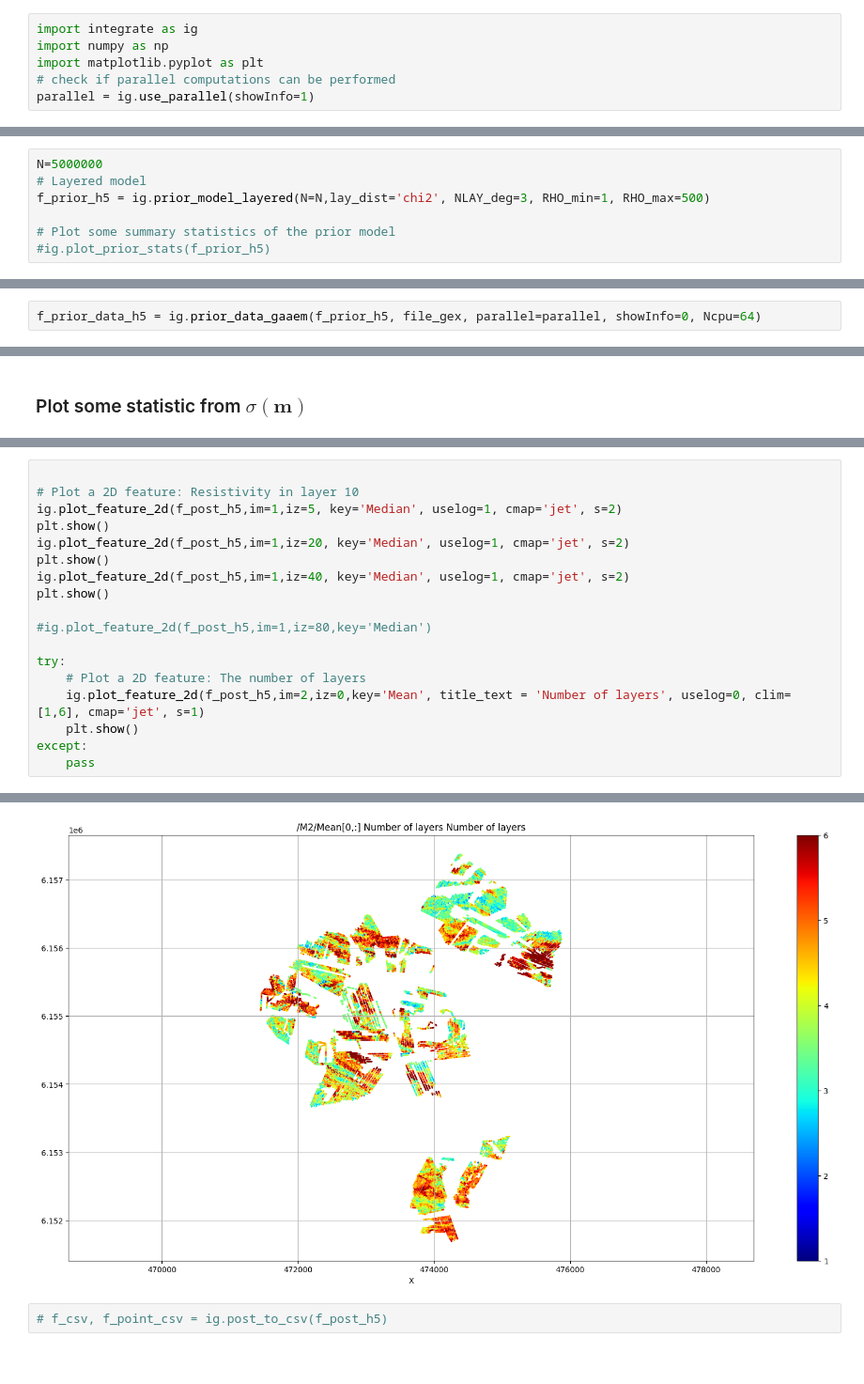
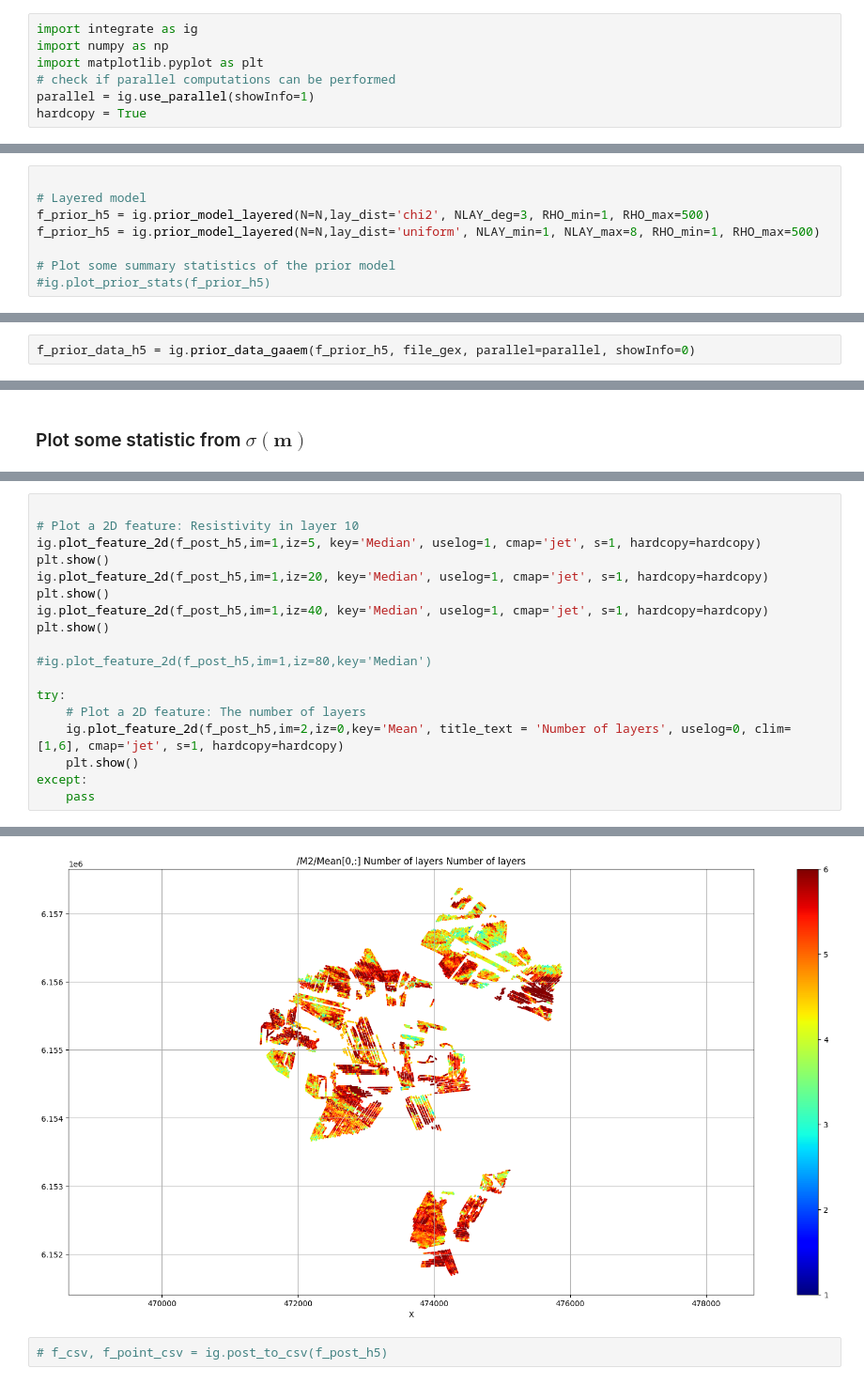
Before and after one commit to cultpenguin/integrate_module, a Jupyter notebook: examples/integrate_esbjerg.ipynb, the cells around one changed output, grey strips where cells are left out. Shown at 94% size. Cells and saved outputs as stored; diff of their text form.

```diff
--- a/examples/integrate_esbjerg.ipynb
+++ b/examples/integrate_esbjerg.ipynb
@@ -19,6 +19,7 @@ import numpy as np
 import matplotlib.pyplot as plt
 # check if parallel computations can be performed
 parallel = ig.use_parallel(showInfo=1)
+hardcopy = True
 # %% [output]
 Notebook detected. Parallel processing is OK
 # %%
@@ -43,15 +48,16 @@ In this example a simple layered prior model will be considered
 # %% [markdown]
 ### 1a. first, a sample of the prior model parameters, $\rho(\mathbf{m})$, will be generated
 # %%
-N=5000000
+
 # Layered model
 f_prior_h5 = ig.prior_model_layered(N=N,lay_dist='chi2', NLAY_deg=3, RHO_min=1, RHO_max=500)
+f_prior_h5 = ig.prior_model_layered(N=N,lay_dist='uniform', NLAY_min=1, NLAY_max=8, RHO_min=1, RHO_max=500)
 
 # Plot some summary statistics of the prior model
 #ig.plot_prior_stats(f_prior_h5)
 # %% [markdown]
 ### 1b. Then, a corresponding sample of $\rho(\mathbf{d})$, will be generated
 # %%
-f_prior_data_h5 = ig.prior_data_gaaem(f_prior_h5, file_gex, parallel=parallel, showInfo=0, Ncpu=64)
+f_prior_data_h5 = ig.prior_data_gaaem(f_prior_h5, file_gex, parallel=parallel, showInfo=0)
 # %% [output]
 True
@@ -125,18 +128,18 @@ ig.plot_profile(f_post_h5, i_plot=10000, i2=14000, im=1)
 # %%
 
 # Plot a 2D feature: Resistivity in layer 10
-ig.plot_feature_2d(f_post_h5,im=1,iz=5, key='Median', uselog=1, cmap='jet', s=2)
+ig.plot_feature_2d(f_post_h5,im=1,iz=5, key='Median', uselog=1, cmap='jet', s=1, hardcopy=hardcopy)
 plt.show()
-ig.plot_feature_2d(f_post_h5,im=1,iz=20, key='Median', uselog=1, cmap='jet', s=2)
+ig.plot_feature_2d(f_post_h5,im=1,iz=20, key='Median', uselog=1, cmap='jet', s=1, hardcopy=hardcopy)
 plt.show()
-ig.plot_feature_2d(f_post_h5,im=1,iz=40, key='Median', uselog=1, cmap='jet', s=2)
+ig.plot_feature_2d(f_post_h5,im=1,iz=40, key='Median', uselog=1, cmap='jet', s=1, hardcopy=hardcopy)
 plt.show()
 
 #ig.plot_feature_2d(f_post_h5,im=1,iz=80,key='Median')
 
 try:
     # Plot a 2D feature: The number of layers
-    ig.plot_feature_2d(f_post_h5,im=2,iz=0,key='Mean', title_text = 'Number of layers', uselog=0, clim=[1,6], cmap='jet', s=1)
+    ig.plot_feature_2d(f_post_h5,im=2,iz=0,key='Mean', title_text = 'Number of layers', uselog=0, clim=[1,6], cmap='jet', s=1, hardcopy=hardcopy)
     plt.show()
 except:
     pass
@@ -146,4 +149,4 @@ except:
 [figure]
-[figure, old version]
+[figure, new version]
 # %%
 # f_csv, f_point_csv = ig.post_to_csv(f_post_h5)
```
Also changed, not shown: parts of 9 cells of this notebook, 5 other files.
